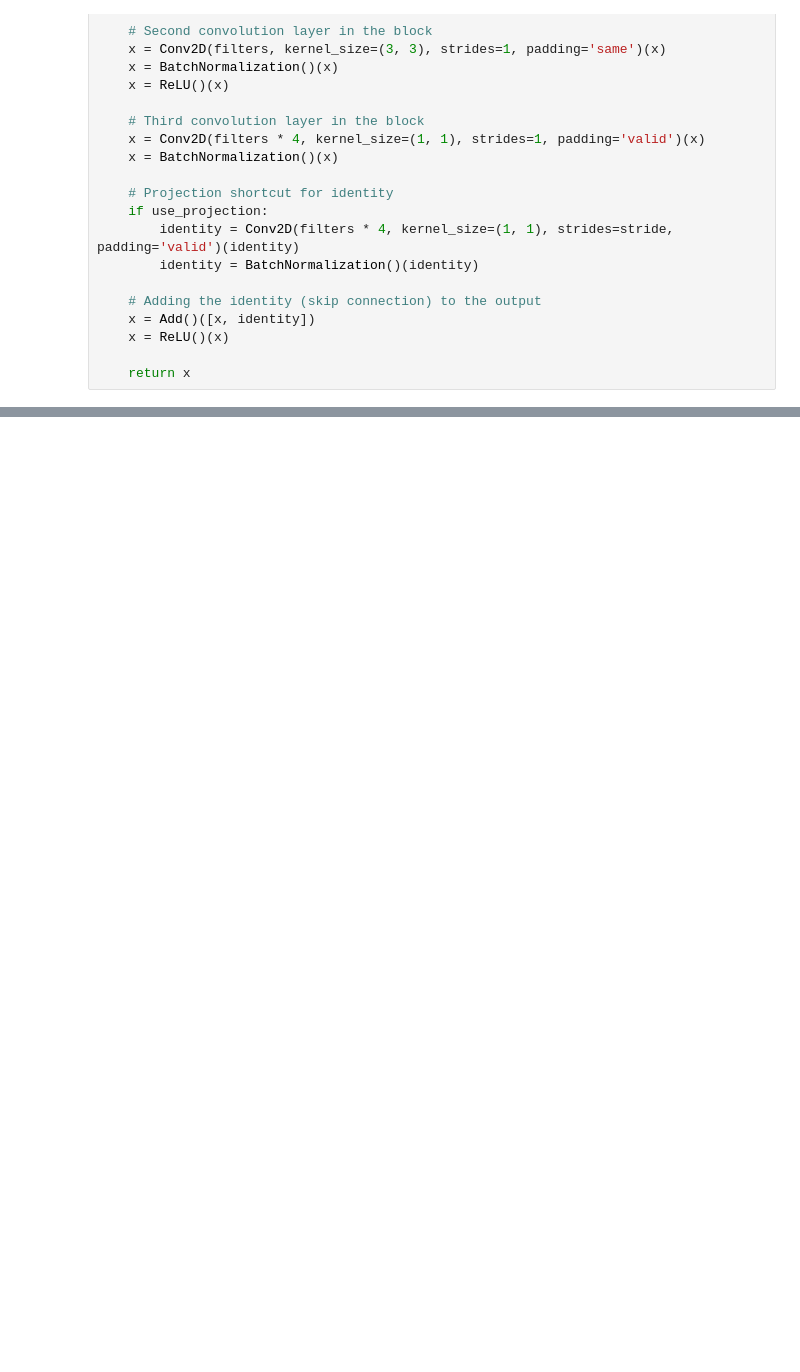
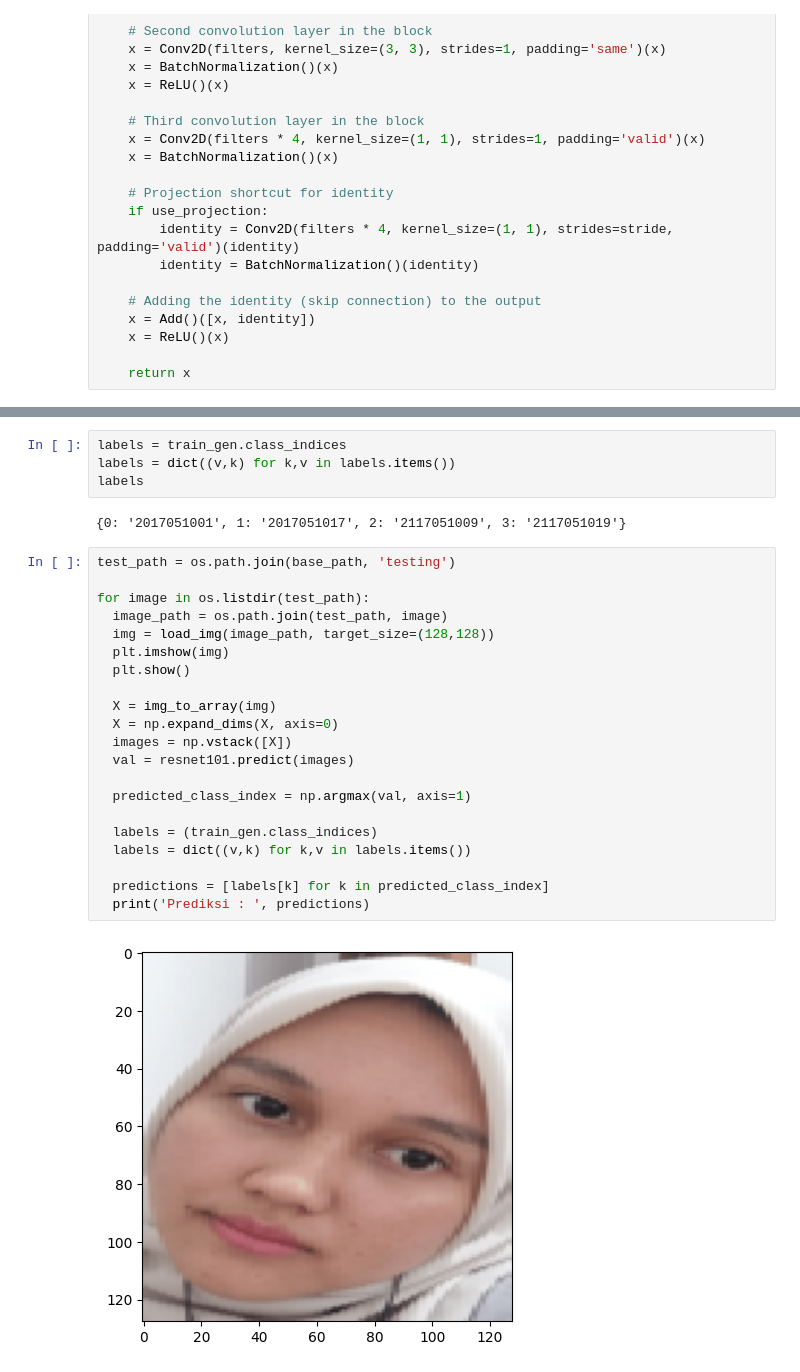
Before and after one commit to MRamadhanKamal/cnn-mr-team, a Jupyter notebook: src/models/restNet101.ipynb, the cells around one changed output, grey strips where cells are left out. Drawn from its saved outputs; the diff is of its cells as text; blank space fills up the shorter version.

```diff
--- a/src/models/restNet101.ipynb
+++ b/src/models/restNet101.ipynb
@@ -93,0 +240,29 @@ ________________________________________________________________________________
+# %%
+labels = train_gen.class_indices
+labels = dict((v,k) for k,v in labels.items())
+labels
+# %% [output]
+{0: '2017051001', 1: '2017051017', 2: '2117051009', 3: '2117051019'}
+# %%
+test_path = os.path.join(base_path, 'testing')
+
+for image in os.listdir(test_path):
+  image_path = os.path.join(test_path, image)
+  img = load_img(image_path, target_size=(128,128))
+  plt.imshow(img)
+  plt.show()
+
+  X = img_to_array(img)
+  X = np.expand_dims(X, axis=0)
+  images = np.vstack([X])
+  val = resnet101.predict(images)
+
+  predicted_class_index = np.argmax(val, axis=1)
+
+  labels = (train_gen.class_indices)
+  labels = dict((v,k) for k,v in labels.items())
+
+  predictions = [labels[k] for k in predicted_class_index]
+  print('Prediksi : ', predictions)
+# %% [output]
+[figure, added]
```
Also changed, not shown: parts of 15 cells of this notebook.
